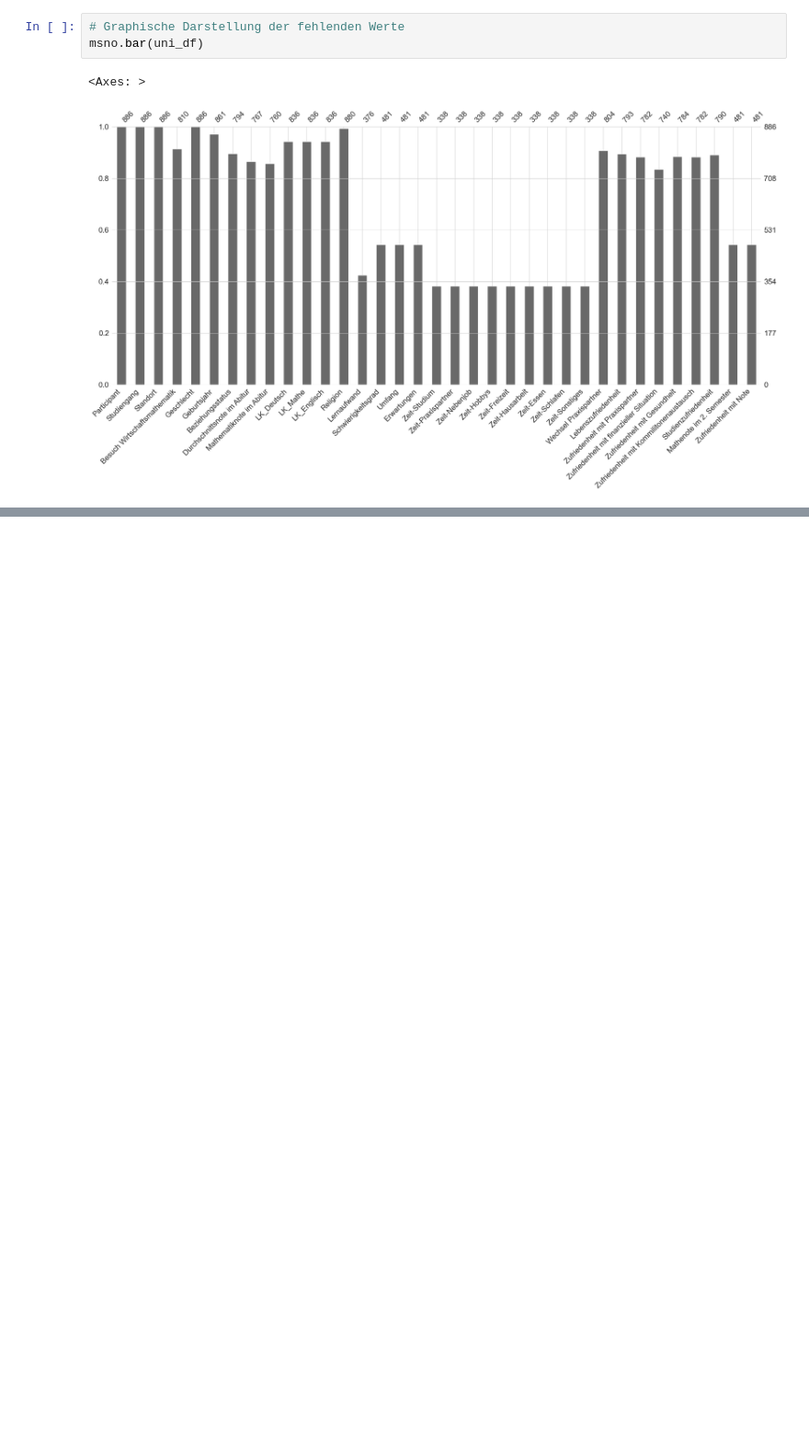
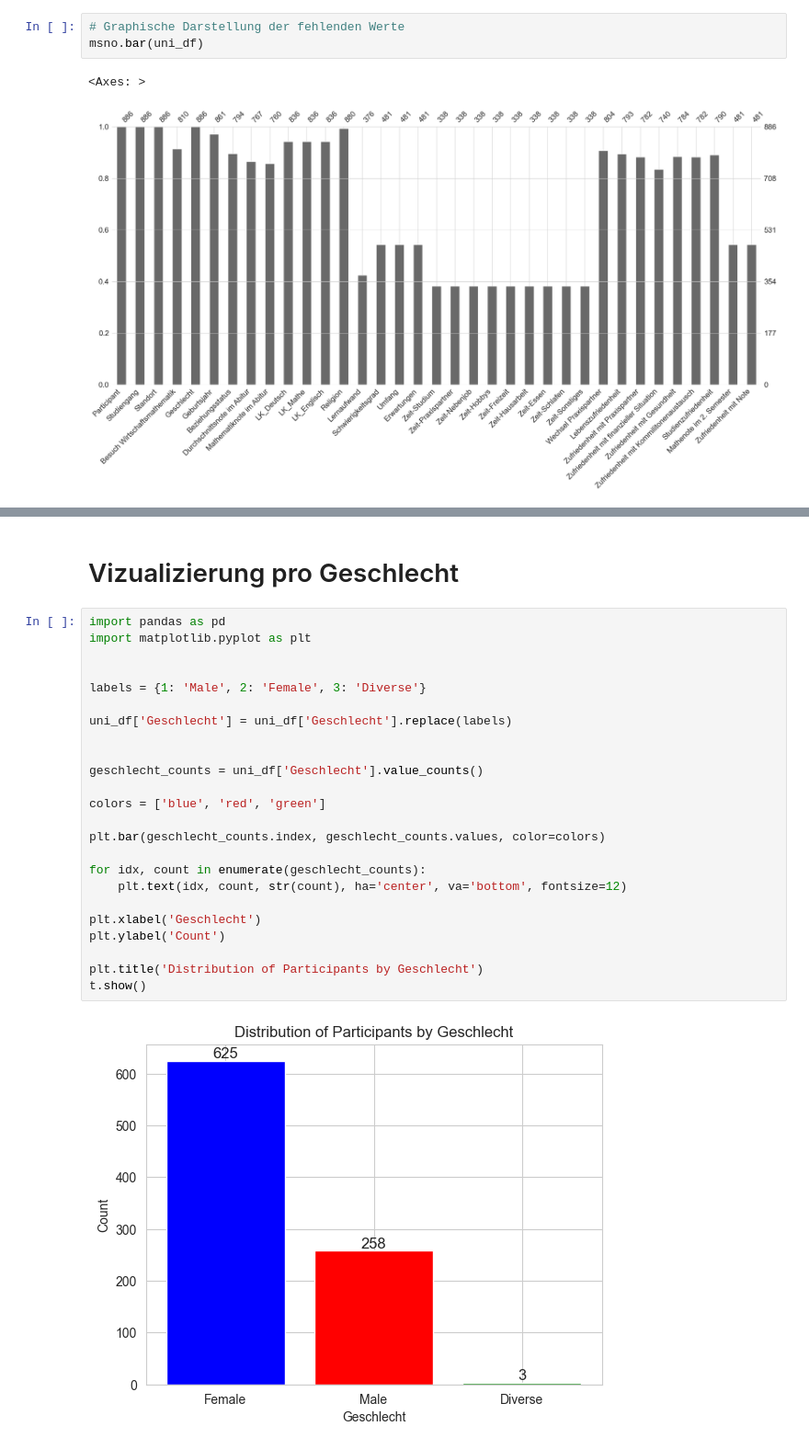
Before and after one commit to StefanDataCraft/praxis_Statistik, a Jupyter notebook: uni_2.ipynb, the cells around one changed output, grey strips where cells are left out. Shown at 92% size. Drawn from its saved outputs; the diff is of its cells as text; blank space fills up the shorter version.

```diff
--- a/uni_2.ipynb
+++ b/uni_2.ipynb
@@ -83,0 +79,28 @@ msno.bar(uni_df)
+# %% [markdown]
+# Vizualizierung pro Geschlecht
+# %%
+import pandas as pd
+import matplotlib.pyplot as plt
+
+
+labels = {1: 'Male', 2: 'Female', 3: 'Diverse'}
+
+uni_df['Geschlecht'] = uni_df['Geschlecht'].replace(labels)
+
+
+geschlecht_counts = uni_df['Geschlecht'].value_counts()
+
+colors = ['blue', 'red', 'green']
+
+plt.bar(geschlecht_counts.index, geschlecht_counts.values, color=colors)
+
+for idx, count in enumerate(geschlecht_counts):
+    plt.text(idx, count, str(count), ha='center', va='bottom', fontsize=12)
+
+plt.xlabel('Geschlecht')
+plt.ylabel('Count')
+
+plt.title('Distribution of Participants by Geschlecht')
+t.show()
+# %% [output]
+[figure, added]
```
Also changed, not shown: parts of 12 cells of this notebook, 1 other file.
